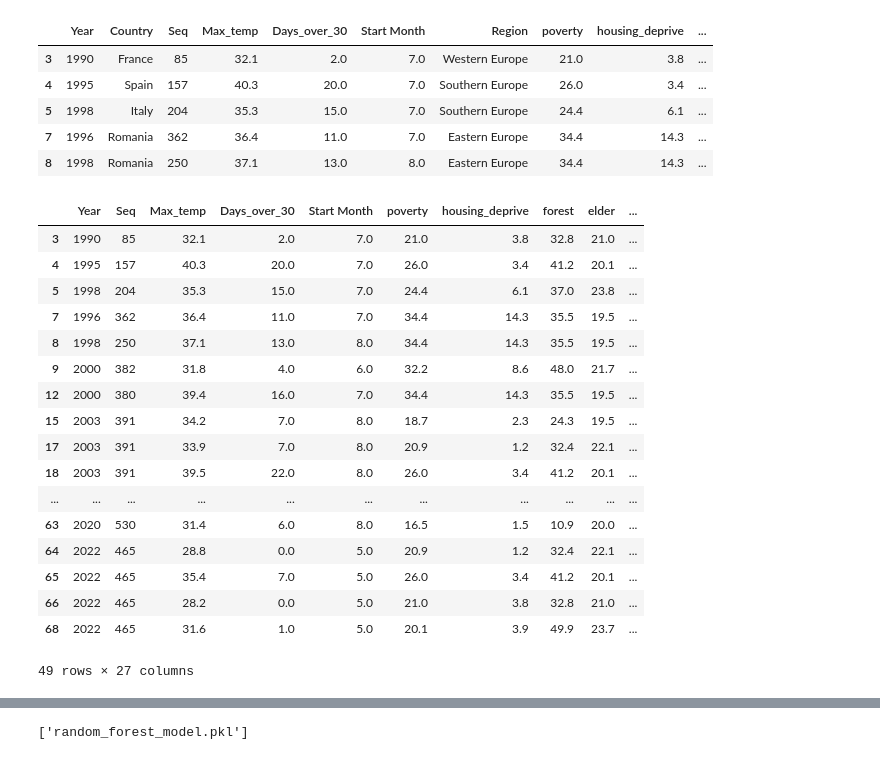
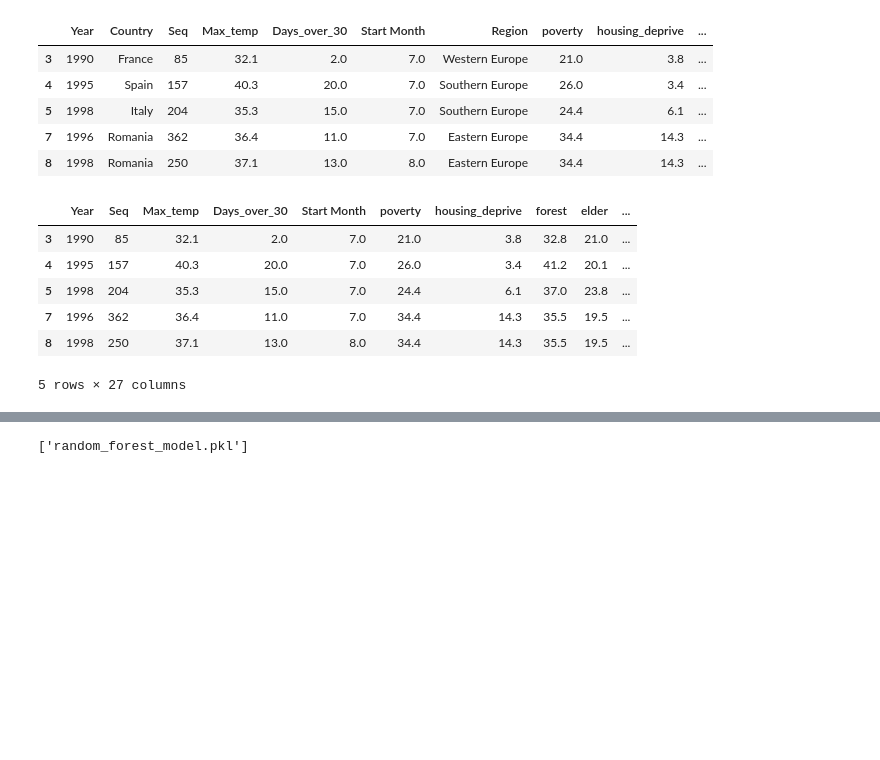
Before and after one commit to wentingjiang2022/mda_kuleuven, a Jupyter notebook: notebooks/data_processing_model.ipynb, the cells around one changed output, grey strips where cells are left out. Saved outputs shown, nothing was run; the diff lists cells and outputs as text; code cells hidden in the pictures; blank space fills up the shorter version.

```diff
--- a/notebooks/data_processing_model.ipynb
+++ b/notebooks/data_processing_model.ipynb
@@ -129,0 +191,12 @@ transformed_df = pipeline.fit_transform(top_countries_valid_death)
+# %%
+relevant_iso = list(transformed_df.ISO.unique())
+threshold = 30
+
+pipeline_two = Pipeline(steps=[
+    ('weather_features', AddWeatherFeatures(capitals =capitals, two_to_three_iso=two_to_three_iso,
+                                             threshold=threshold, relevant_iso=relevant_iso)),
+    ('remove_nan_rows', Remove_nan_rows()),
+    ('create_percentage', Create_percentage())
+])
+
+df_model = pipeline_two.fit_transform(transformed_df)
@@ -208,9 +213,2 @@ def model_ad_hoc_prep(df):
-# %%
-df_model = model_ad_hoc_prep(transformed_df)
-# %%
-df_model = df_model[~df_model['disabled'].isna()]
 # %% [markdown]
 # Modelling
-# %%
-df_model['child_population'] =df_model['child_population'] *100 /df_model['population']
-df_model['disabled'] =df_model['disabled'] * 100/df_model['population']
@@ -269,25 +249,14 @@ y = df_model['Total Deaths'] #/merged_df['illness']  # Target variable
 X_train, X_test, y_train, y_test = train_test_split(X, y,
                                                     test_size=0.3, random_state=42)
 # %%
-#X.to_csv('model_ready.csv', index=None)
-X
+#X.to_csv('../data/processed/model_ready.csv', index=None)
+X.head()
 # %% [output]
 |  | Year | Seq | Max_temp | Days_over_30 | Start Month | poverty | housing_deprive | forest | elder | ... |
 | 3 | 1990 | 85 | 32.1 | 2.0 | 7.0 | 21.0 | 3.8 | 32.8 | 21.0 | ... |
 | 4 | 1995 | 157 | 40.3 | 20.0 | 7.0 | 26.0 | 3.4 | 41.2 | 20.1 | ... |
 | 5 | 1998 | 204 | 35.3 | 15.0 | 7.0 | 24.4 | 6.1 | 37.0 | 23.8 | ... |
 | 7 | 1996 | 362 | 36.4 | 11.0 | 7.0 | 34.4 | 14.3 | 35.5 | 19.5 | ... |
 | 8 | 1998 | 250 | 37.1 | 13.0 | 8.0 | 34.4 | 14.3 | 35.5 | 19.5 | ... |
-| 9 | 2000 | 382 | 31.8 | 4.0 | 6.0 | 32.2 | 8.6 | 48.0 | 21.7 | ... |
-| 12 | 2000 | 380 | 39.4 | 16.0 | 7.0 | 34.4 | 14.3 | 35.5 | 19.5 | ... |
-| 15 | 2003 | 391 | 34.2 | 7.0 | 8.0 | 18.7 | 2.3 | 24.3 | 19.5 | ... |
-| 17 | 2003 | 391 | 33.9 | 7.0 | 8.0 | 20.9 | 1.2 | 32.4 | 22.1 | ... |
-| 18 | 2003 | 391 | 39.5 | 22.0 | 8.0 | 26.0 | 3.4 | 41.2 | 20.1 | ... |
-| ... | ... | ... | ... | ... | ... | ... | ... | ... | ... | ... |
-| 63 | 2020 | 530 | 31.4 | 6.0 | 8.0 | 16.5 | 1.5 | 10.9 | 20.0 | ... |
-| 64 | 2022 | 465 | 28.8 | 0.0 | 5.0 | 20.9 | 1.2 | 32.4 | 22.1 | ... |
-| 65 | 2022 | 465 | 35.4 | 7.0 | 5.0 | 26.0 | 3.4 | 41.2 | 20.1 | ... |
-| 66 | 2022 | 465 | 28.2 | 0.0 | 5.0 | 21.0 | 3.8 | 32.8 | 21.0 | ... |
-| 68 | 2022 | 465 | 31.6 | 1.0 | 5.0 | 20.1 | 3.9 | 49.9 | 23.7 | ... |
-49 rows × 27 columns
+5 rows × 27 columns
 # %%
```
Also changed, not shown: parts of 25 cells of this notebook, 14 other files.
